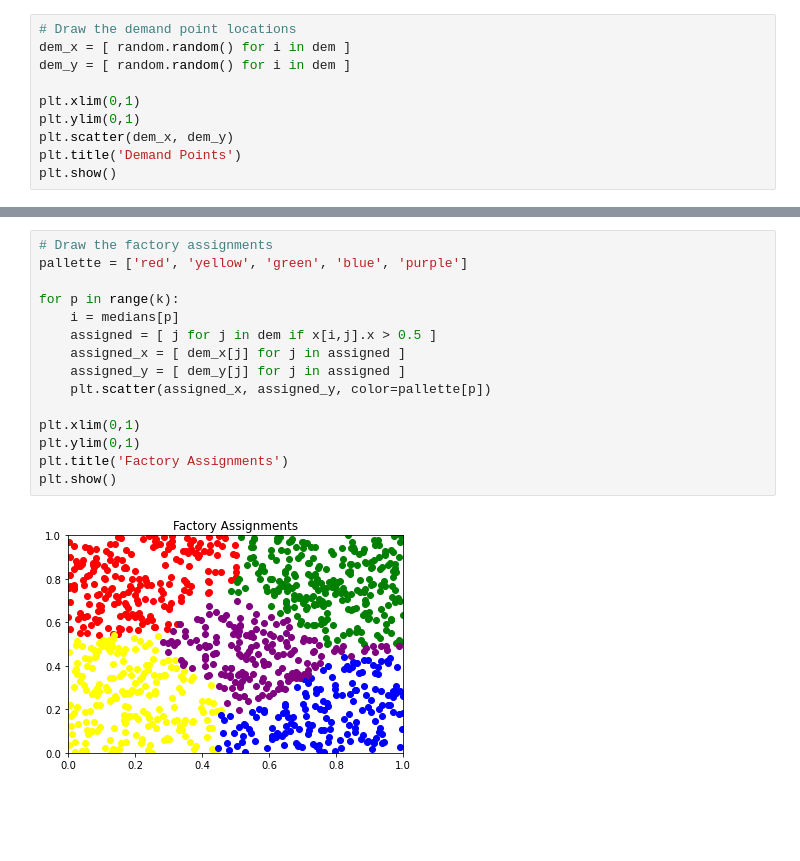
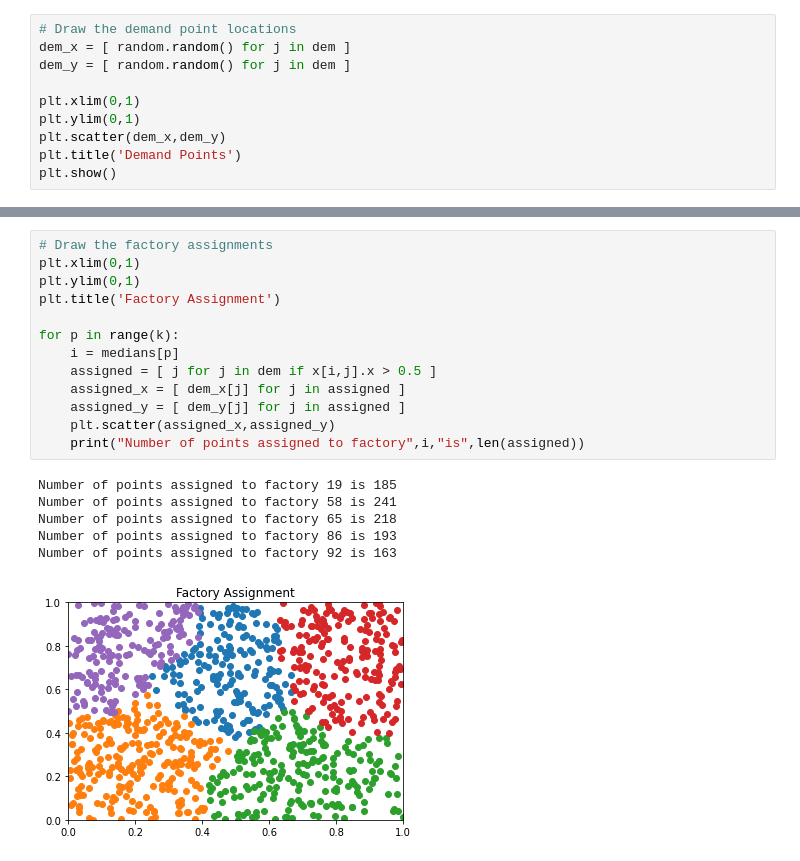
Before and after one commit to AustinLBuchanan/Location_Models, a Jupyter notebook: Gurobi_kMedian.ipynb, the cells around one changed output, grey strips where cells are left out. Cells and saved outputs as stored; diff of their text form; blank space fills up the shorter version.

```diff
--- a/Gurobi_kMedian.ipynb
+++ b/Gurobi_kMedian.ipynb
@@ -25,11 +28,11 @@ plt.show()
 # %%
 # Draw the demand point locations
-dem_x = [ random.random() for i in dem ]
-dem_y = [ random.random() for i in dem ]
+dem_x = [ random.random() for j in dem ]
+dem_y = [ random.random() for j in dem ]
 
 plt.xlim(0,1)
 plt.ylim(0,1)
-plt.scatter(dem_x, dem_y)
+plt.scatter(dem_x,dem_y)
 plt.title('Demand Points')
 plt.show()
 # %% [output]
@@ -121,17 +129,20 @@ plt.show()
 # %%
 # Draw the factory assignments
-pallette = ['red', 'yellow', 'green', 'blue', 'purple']
+plt.xlim(0,1)
+plt.ylim(0,1)
+plt.title('Factory Assignment')
 
 for p in range(k):
     i = medians[p]
     assigned = [ j for j in dem if x[i,j].x > 0.5 ]
     assigned_x = [ dem_x[j] for j in assigned ]
     assigned_y = [ dem_y[j] for j in assigned ]
-    plt.scatter(assigned_x, assigned_y, color=pallette[p])
-
-plt.xlim(0,1)
-plt.ylim(0,1)
-plt.title('Factory Assignments')
-plt.show()
+    plt.scatter(assigned_x,assigned_y)
+    print("Number of points assigned to factory",i,"is",len(assigned))
 # %% [output]
+Number of points assigned to factory 19 is 185
+Number of points assigned to factory 58 is 241
+Number of points assigned to factory 65 is 218
+Number of points assigned to factory 86 is 193
+Number of points assigned to factory 92 is 163
-[figure, old version]
+[figure, new version]
```
Also changed, not shown: parts of 14 cells of this notebook, 7 other files.
